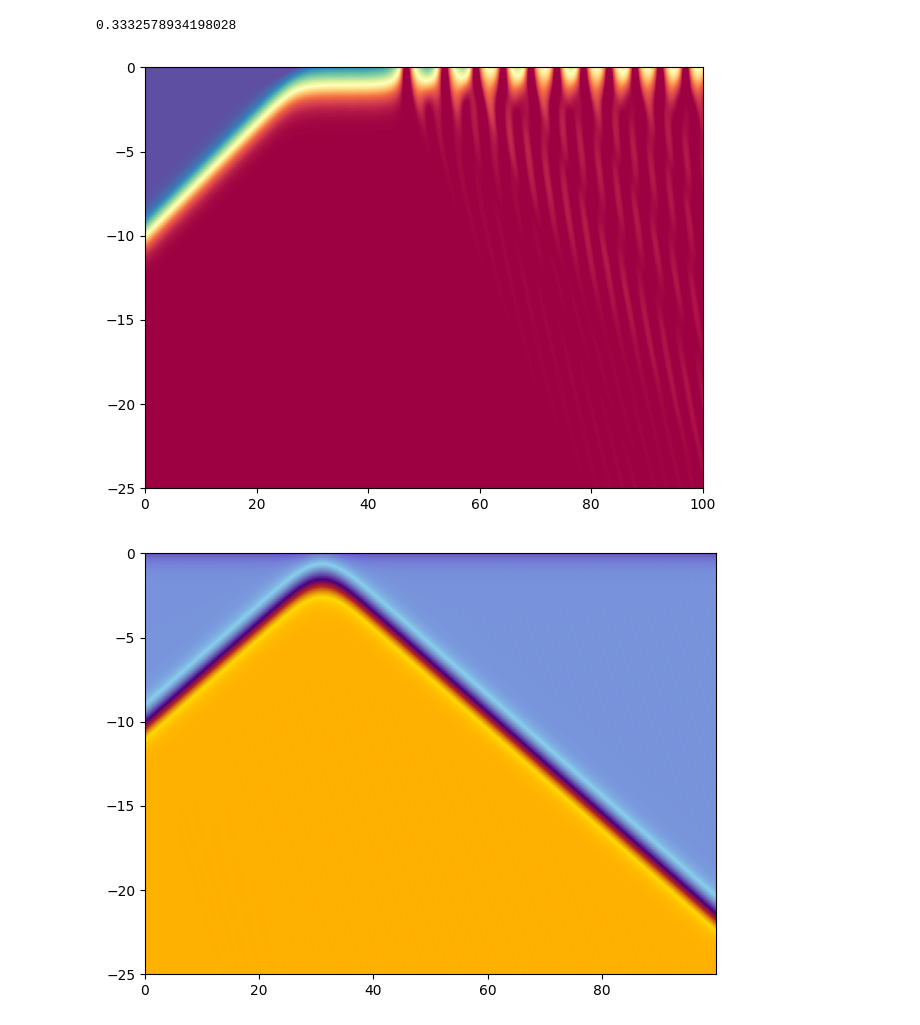
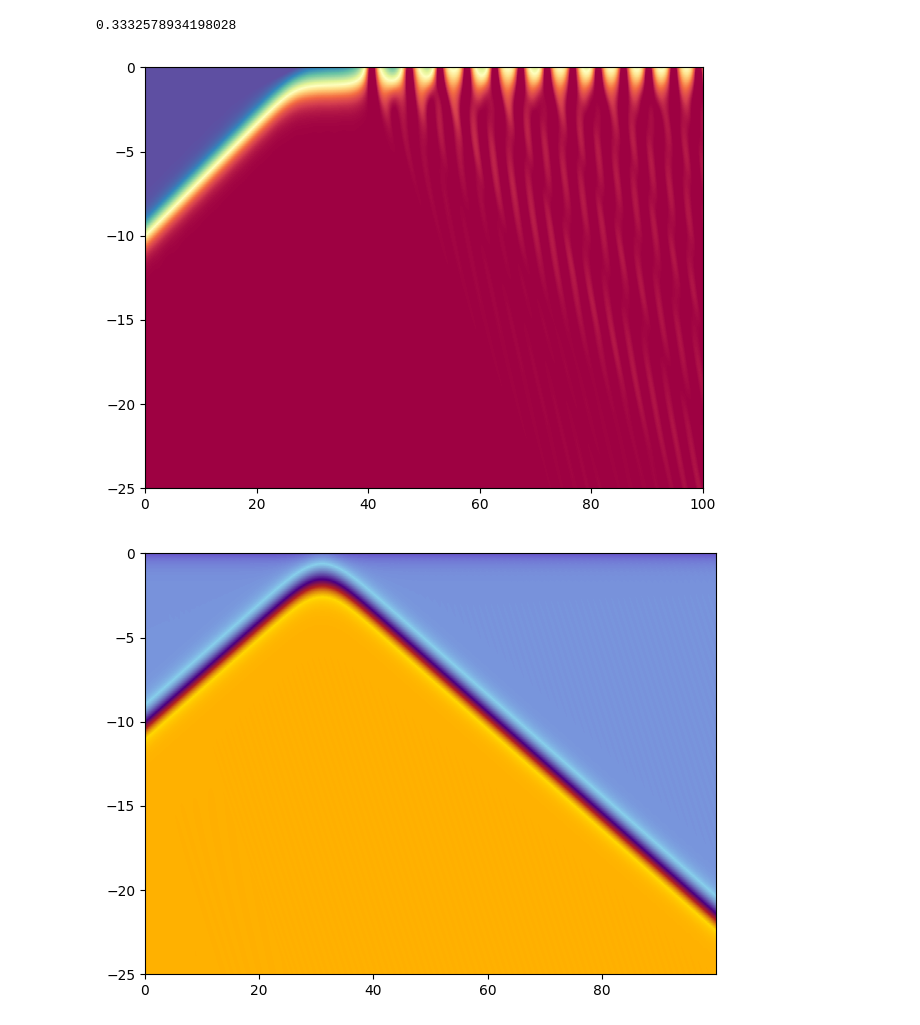
Before and after one commit to JairoSSantos/parallel-kink-scattering, a Jupyter notebook: notebooks/experiments.ipynb, the cells around one changed output. Saved outputs shown, nothing was run; the diff lists cells and outputs as text; code cells hidden in the pictures.

```diff
--- a/notebooks/experiments.ipynb
+++ b/notebooks/experiments.ipynb
@@ -50,11 +50,11 @@ plt.show()
 # %%
 L = 100
 N = 1024 #int(L/40*1000)
-DX = L/(N - 1)
+DX = L/N
 DT = 4e-2
 X0 = -10
 # %%
-booster = Booster(
+collider = Collider(
     x_lattice= (-L, 0, N),
     dt= DT,
     order= 4,
@@ -65,8 +65,8 @@ booster = Booster(
 )
 
 def plot_boundary_scatter(v, H, T=100):
-    booster.rb.param = -DX*H
-    lat, Y = booster.run(T, v=v, x0=X0, H=H)
+    collider.rb.param = -DX*H
+    lat, Y = collider.run(T, v=v, x0=X0, H=H)
     y, dydt = Y[:, 0], Y[:, 1]
     plt.imshow(y.T, cmap='Spectral_r', vmin=-1, vmax=1, extent=(lat.t.min(), lat.t.max(), lat.x.max(), lat.x.min()), aspect='auto')
     plt.ylim(-25, 0)
@@ -79,10 +79,10 @@ v
 # %% [output]
 0.3332578934198028
 # %%
-_, y, dydt = plot_boundary_scatter(v=0.33336, H=-0.4)
+_, y, dydt = plot_boundary_scatter(v=0.333247, H=-0.4)
 plt.show()
 # %% [output]
-[figure, old version]
+[figure, new version]
 # %%
 plot_boundary_scatter(v=0.3, H=-0.5)
 plt.show()
```
Also changed, not shown: 9 other files.
